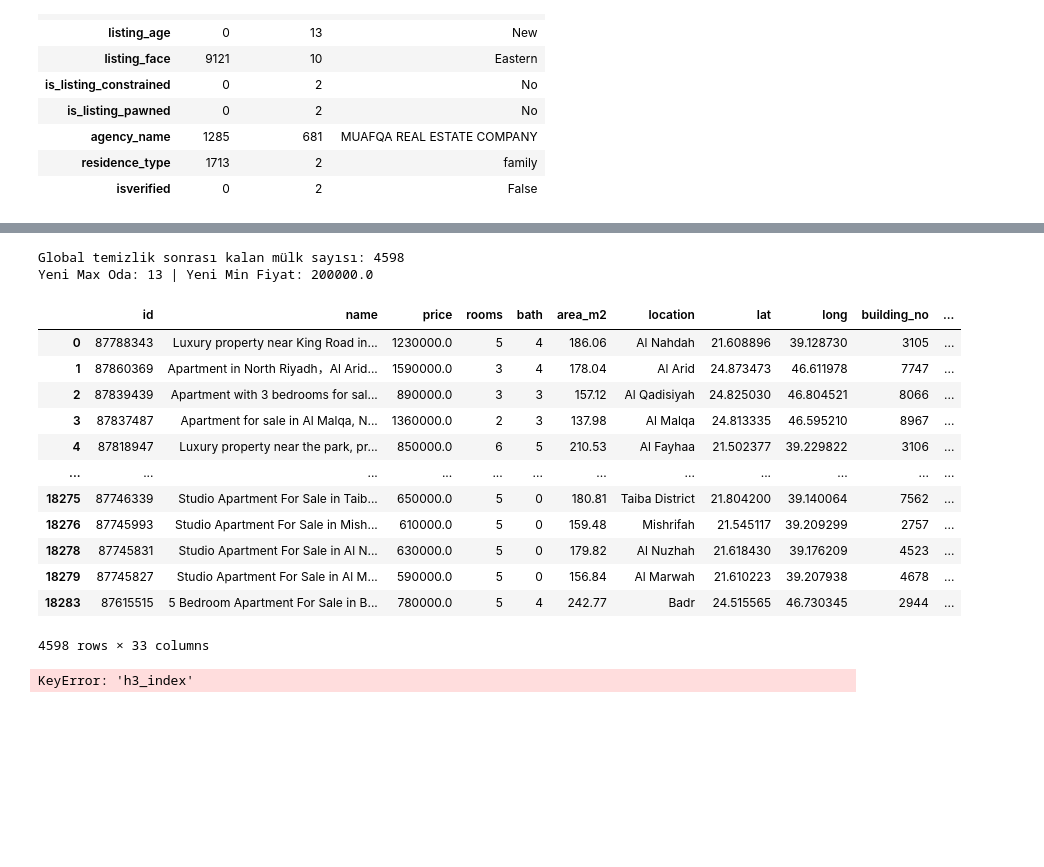
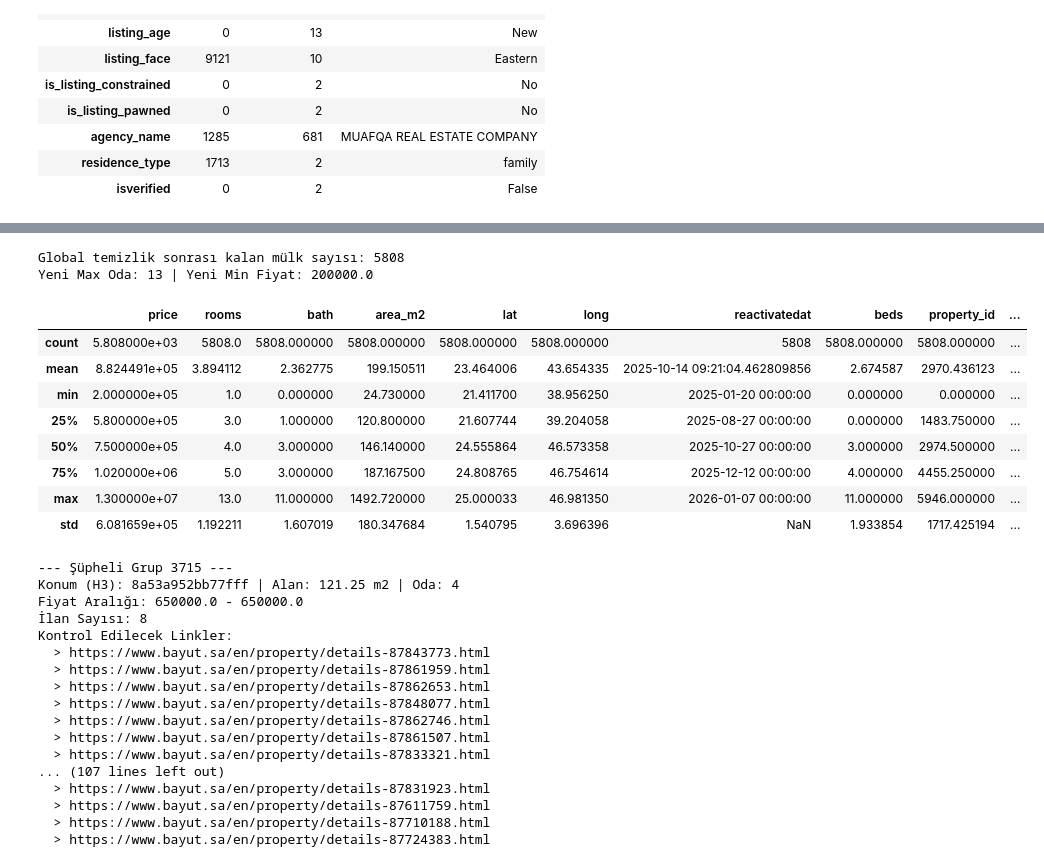
Before and after one commit to FARADTechnologies/Deep-Neural-Market-Forecasting-Engine, a Jupyter notebook: analiz.ipynb, the cells around one changed output, grey strips where cells are left out. Saved outputs shown, nothing was run; the diff lists cells and outputs as text; code cells hidden in the pictures; blank space fills up the shorter version.

Commit message:
deed_number ve rooms kombinasiyası ile qruplama

```diff
--- a/analiz.ipynb
+++ b/analiz.ipynb
@@ -135,10 +143,15 @@ cat_summary
 | residence_type | 1713 | 2 | family |
 | isverified | 0 | 2 | False |
 # %%
+df = df[(df['rooms'] >= 1) & (df['rooms'] <= 15)]
+
 # 1. Her benzersiz tapu numarasına bir Property ID ver
-df['property_id'] = df.groupby('deed_number').ngroup()
+# df['property_id'] = df.groupby('deed_number').ngroup()
+# Aynı bina + aynı oda sayısı = aynı daire tipi
+df['property_id'] = df.groupby(['deed_number', 'rooms']).ngroup()
+
 
 # 2. Her mülk için toplam ilan sayısını hesapla (Kaç tane mükerrer olduğunu görmek için)
 df['total_listings_count'] = df.groupby('property_id')['id'].transform('count')
 
-df
+# df
@@ -161,9 +160,11 @@ df
 # Bu işlem uç değerleri (345 oda vb.) otomatik olarak etkisiz hale getirir
 group_medians = df.groupby('property_id')[num_cols].transform('median')
 
+
+
 # Mevcut değerler medyan ile uyuşuyor mu? (Tolerans: Alan için %10, diğerleri birebir aynı olmalı)
 df['is_faulty'] = (
-    (df['rooms'] != group_medians['rooms']) |
+    # (df['rooms'] != group_medians['rooms']) |
     (df['area_m2'] > group_medians['area_m2'] * 1.1) |
     (df['area_m2'] < group_medians['area_m2'] * 0.9)
 )
@@ -172,4 +173,5 @@ df['is_faulty'] = (
 
 print(f"Hatalı/Yalan bilgi içeren ilan sayısı: {df['is_faulty'].sum()}")
 df.describe()
+# df
 # %% [output]
@@ -245,29 +247,24 @@ Yeni Min-Max Fiyat: 25000.0 - 5000000.0 SAR
 # %%
 # Bilimsel ve piyasa gerçeklerine dayalı nihai filtreleme
 df_clean = df_clean[
     (df_clean['price'] >= 100000) &      # 100k altı satış verisi için gerçekçi değildir
     (df_clean['rooms'] <= 15) &         # 15 odadan fazlası 'Apartment' kategorisi için hatadır
-    (df_clean['area_m2'] >= 30) &       # 30 m2 altı ev değildir
+    (df_clean['area_m2'] >= 20) &       # 20 m2 altı ev değildir
     (df_clean['area_m2'] <= 1500)       # 1500 m2 üstü genelde hatalı arsa verisidir
 ].copy()
 
 print(f"Global temizlik sonrası kalan mülk sayısı: {len(df_clean)}")
 print(f"Yeni Max Oda: {df_clean['rooms'].max()} | Yeni Min Fiyat: {df_clean['price'].min()}")
 df_clean.describe()
-df_clean
 # %% [output]
-Global temizlik sonrası kalan mülk sayısı: 4598
+Global temizlik sonrası kalan mülk sayısı: 5808
 Yeni Max Oda: 13 | Yeni Min Fiyat: 200000.0
-|  | id | name | price | rooms | bath | area_m2 | location | lat | long | building_no | ... |
-| 0 | 87788343 | Luxury property near King Road in... | 1230000.0 | 5 | 4 | 186.06 | Al Nahdah | 21.608896 | 39.128730 | 3105 | ... |
-| 1 | 87860369 | Apartment in North Riyadh，Al Arid... | 1590000.0 | 3 | 4 | 178.04 | Al Arid | 24.873473 | 46.611978 | 7747 | ... |
-| 2 | 87839439 | Apartment with 3 bedrooms for sal... | 890000.0 | 3 | 3 | 157.12 | Al Qadisiyah | 24.825030 | 46.804521 | 8066 | ... |
-| 3 | 87837487 | Apartment for sale in Al Malqa, N... | 1360000.0 | 2 | 3 | 137.98 | Al Malqa | 24.813335 | 46.595210 | 8967 | ... |
-| 4 | 87818947 | Luxury property near the park, pr... | 850000.0 | 6 | 5 | 210.53 | Al Fayhaa | 21.502377 | 39.229822 | 3106 | ... |
-| ... | ... | ... | ... | ... | ... | ... | ... | ... | ... | ... | ... |
-| 18275 | 87746339 | Studio Apartment For Sale in Taib... | 650000.0 | 5 | 0 | 180.81 | Taiba District | 21.804200 | 39.140064 | 7562 | ... |
-| 18276 | 87745993 | Studio Apartment For Sale in Mish... | 610000.0 | 5 | 0 | 159.48 | Mishrifah | 21.545117 | 39.209299 | 2757 | ... |
-| 18278 | 87745831 | Studio Apartment For Sale in Al N... | 630000.0 | 5 | 0 | 179.82 | Al Nuzhah | 21.618430 | 39.176209 | 4523 | ... |
-| 18279 | 87745827 | Studio Apartment For Sale in Al M... | 590000.0 | 5 | 0 | 156.84 | Al Marwah | 21.610223 | 39.207938 | 4678 | ... |
-| 18283 | 87615515 | 5 Bedroom Apartment For Sale in B... | 780000.0 | 5 | 4 | 242.77 | Badr | 24.515565 | 46.730345 | 2944 | ... |
+|  | price | rooms | bath | area_m2 | lat | long | reactivatedat | beds | property_id | ... |
+| count | 5.808000e+03 | 5808.0 | 5808.000000 | 5808.000000 | 5808.000000 | 5808.000000 | 5808 | 5808.000000 | 5808.000000 | ... |
+| mean | 8.824491e+05 | 3.894112 | 2.362775 | 199.150511 | 23.464006 | 43.654335 | 2025-10-14 09:21:04.462809856 | 2.674587 | 2970.436123 | ... |
+| min | 2.000000e+05 | 1.0 | 0.000000 | 24.730000 | 21.411700 | 38.956250 | 2025-01-20 00:00:00 | 0.000000 | 0.000000 | ... |
+| 25% | 5.800000e+05 | 3.0 | 1.000000 | 120.800000 | 21.607744 | 39.204058 | 2025-08-27 00:00:00 | 0.000000 | 1483.750000 | ... |
+| 50% | 7.500000e+05 | 4.0 | 3.000000 | 146.140000 | 24.555864 | 46.573358 | 2025-10-27 00:00:00 | 3.000000 | 2974.500000 | ... |
+| 75% | 1.020000e+06 | 5.0 | 3.000000 | 187.167500 | 24.808765 | 46.754614 | 2025-12-12 00:00:00 | 4.000000 | 4455.250000 | ... |
+| max | 1.300000e+07 | 13.0 | 11.000000 | 1492.720000 | 25.000033 | 46.981350 | 2026-01-07 00:00:00 | 11.000000 | 5946.000000 | ... |
+| std | 6.081659e+05 | 1.192211 | 1.607019 | 180.347684 | 1.540795 | 3.696396 | NaN | 1.933854 | 1717.425194 | ... |
-4598 rows × 33 columns
@@ -305,7 +294,23 @@ for i, row in test_list.head(10).iterrows():
     for link in row['links']:
         print(f"  > {link}")
 # %% [output]
-KeyError: 'h3_index'
+--- Şüpheli Grup 3715 ---
+Konum (H3): 8a53a952bb77fff | Alan: 121.25 m2 | Oda: 4
+Fiyat Aralığı: 650000.0 - 650000.0
+İlan Sayısı: 8
+Kontrol Edilecek Linkler:
+  > https://www.bayut.sa/en/property/details-87843773.html
+  > https://www.bayut.sa/en/property/details-87861959.html
+  > https://www.bayut.sa/en/property/details-87862653.html
+  > https://www.bayut.sa/en/property/details-87848077.html
+  > https://www.bayut.sa/en/property/details-87862746.html
+  > https://www.bayut.sa/en/property/details-87861507.html
+  > https://www.bayut.sa/en/property/details-87833321.html
+... (107 lines left out)
+  > https://www.bayut.sa/en/property/details-87831923.html
+  > https://www.bayut.sa/en/property/details-87611759.html
+  > https://www.bayut.sa/en/property/details-87710188.html
+  > https://www.bayut.sa/en/property/details-87724383.html
 # %%
 # 1. Önce veriyi tarihe göre sıralayalım ki 'drop_duplicates' en güncel ilanı tutsun
 df_final = df_clean.sort_values(by='reactivatedat', ascending=False)
```
Also changed, not shown: parts of 8 cells of this notebook, 2 other files.
